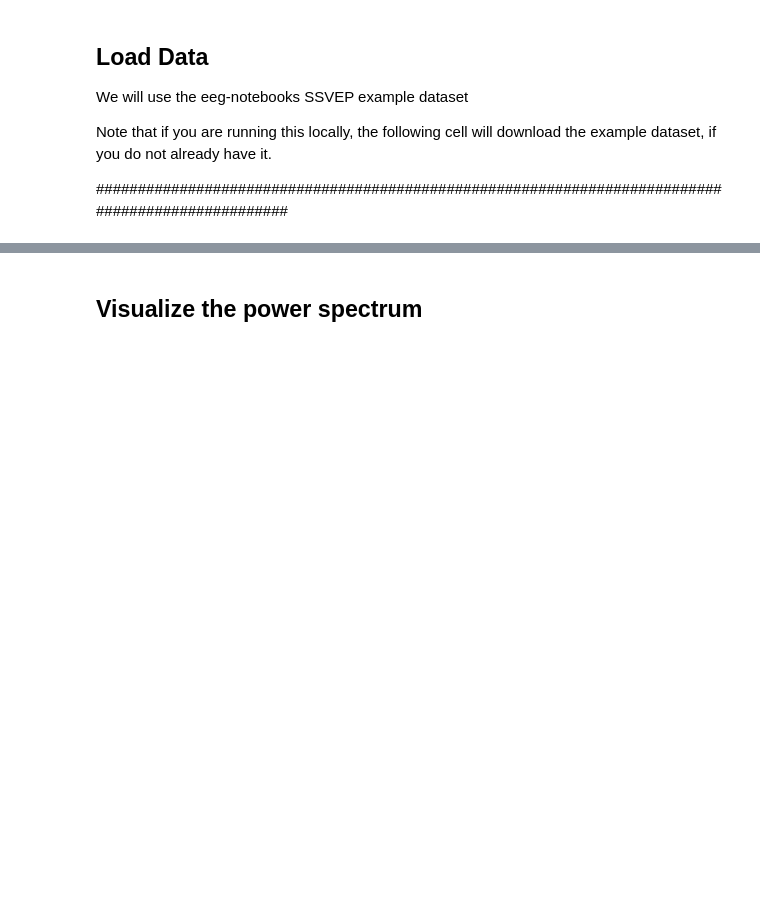
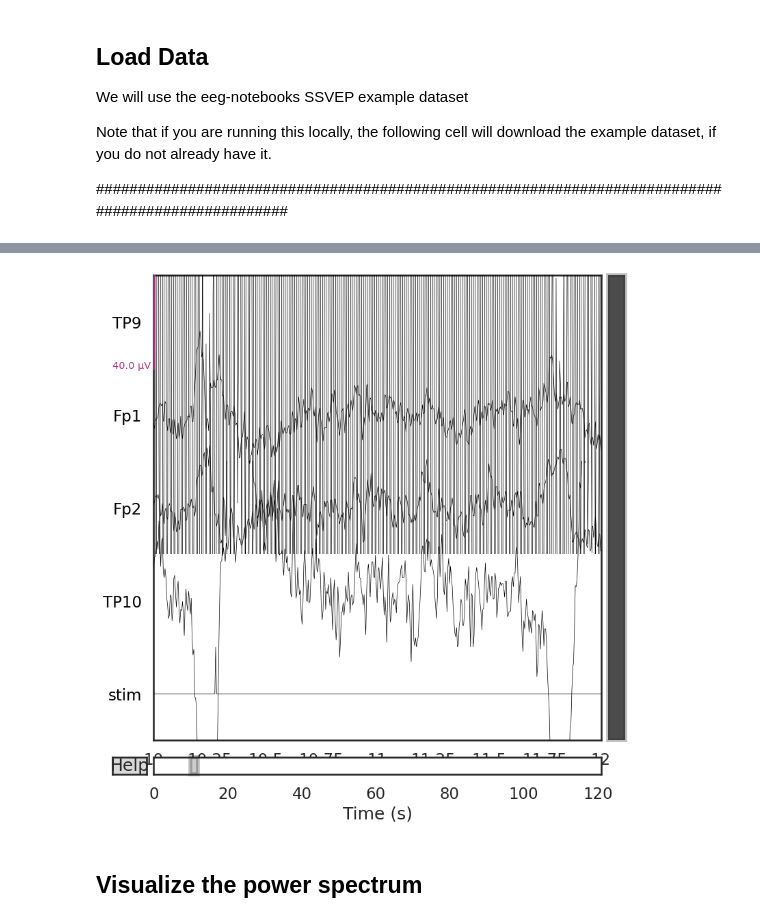
Before and after one commit to NeuroTechX/EEG-ExPy, a Jupyter notebook: eegnb/summerschool/visual_ssvep/ssvep_viz.ipynb, the cells around one changed output, grey strips where cells are left out. Saved outputs shown, nothing was run; the diff lists cells and outputs as text; code cells hidden in the pictures; blank space fills up the shorter version.

```diff
--- a/eegnb/summerschool/visual_ssvep/ssvep_viz.ipynb
+++ b/eegnb/summerschool/visual_ssvep/ssvep_viz.ipynb
@@ -70,2 +92,7 @@ Ready.
+# %%
+raw.plot(start=10, duration=2)
+plt.tight_layout()
+# %% [output]
+[figure, added]
 # %% [markdown]
 ## Visualize the power spectrum
```
Also changed, not shown: parts of 12 cells of this notebook, 2 other files.
